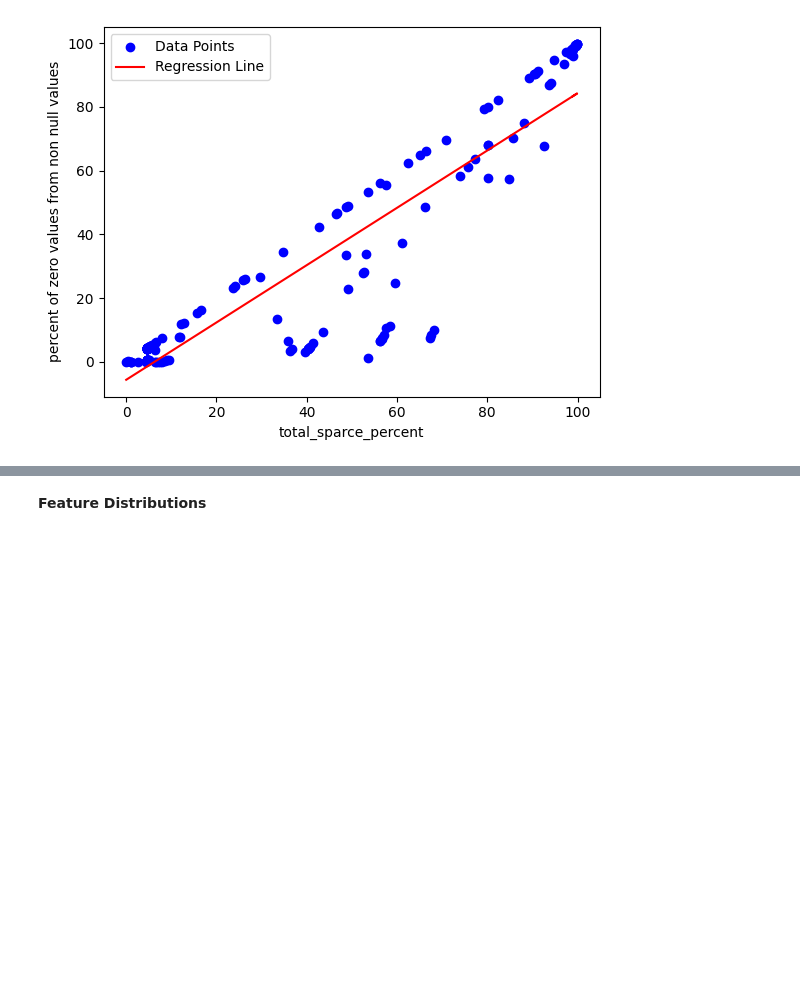
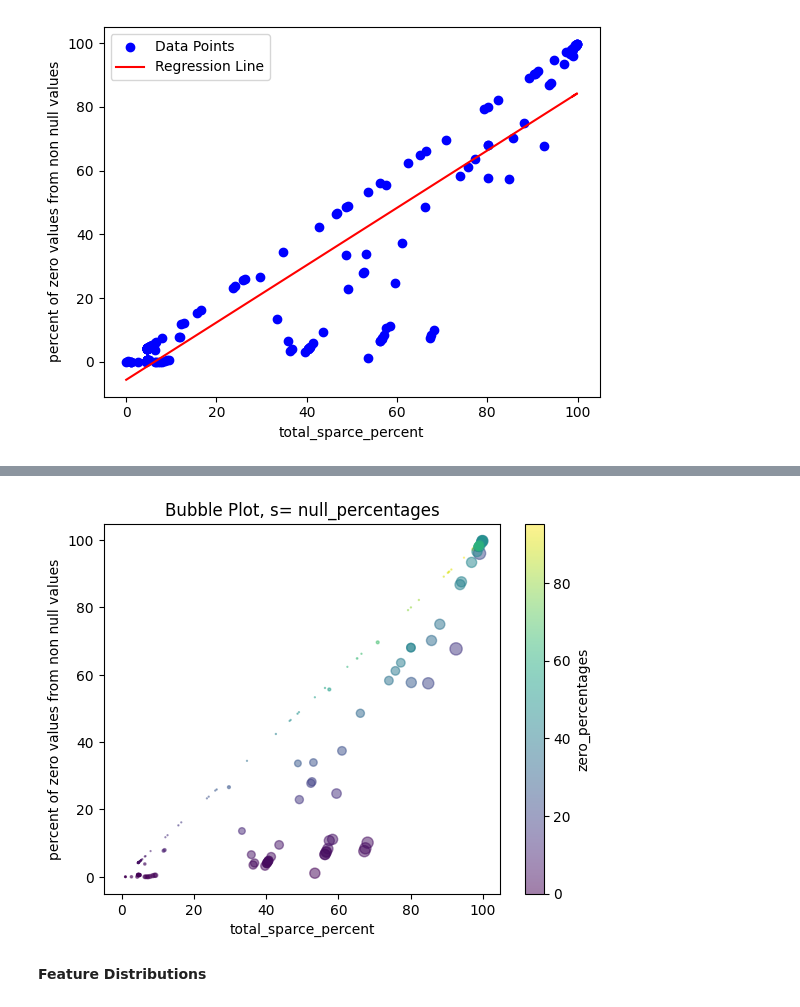
Before and after one commit to Lughaidh-w/DataPrep_ca1, a Jupyter notebook: CA1.ipynb, the cells around one changed output, grey strips where cells are left out. Drawn from its saved outputs; the diff is of its cells as text; code cells hidden in the pictures; blank space fills up the shorter version.

```diff
--- a/CA1.ipynb
+++ b/CA1.ipynb
@@ -405,3 +476,7 @@ sparse_lr(sparse_df2, "total_sparce_percent", "percent of zero values from non n
+# %%
+sparse_bubble_plot(sparse_df2)
+# %% [output]
+[figure, added]
 # %% [markdown]
 <b>Feature Distributions
 # %%
```
Also changed, not shown: parts of 10 cells of this notebook.
